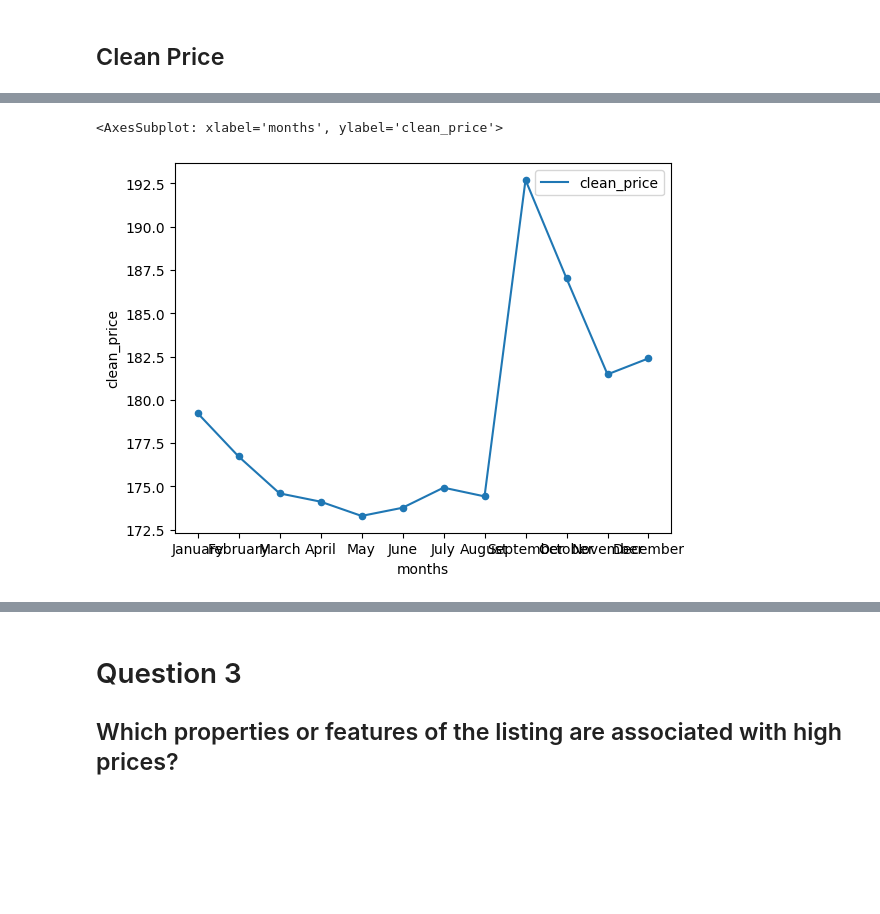
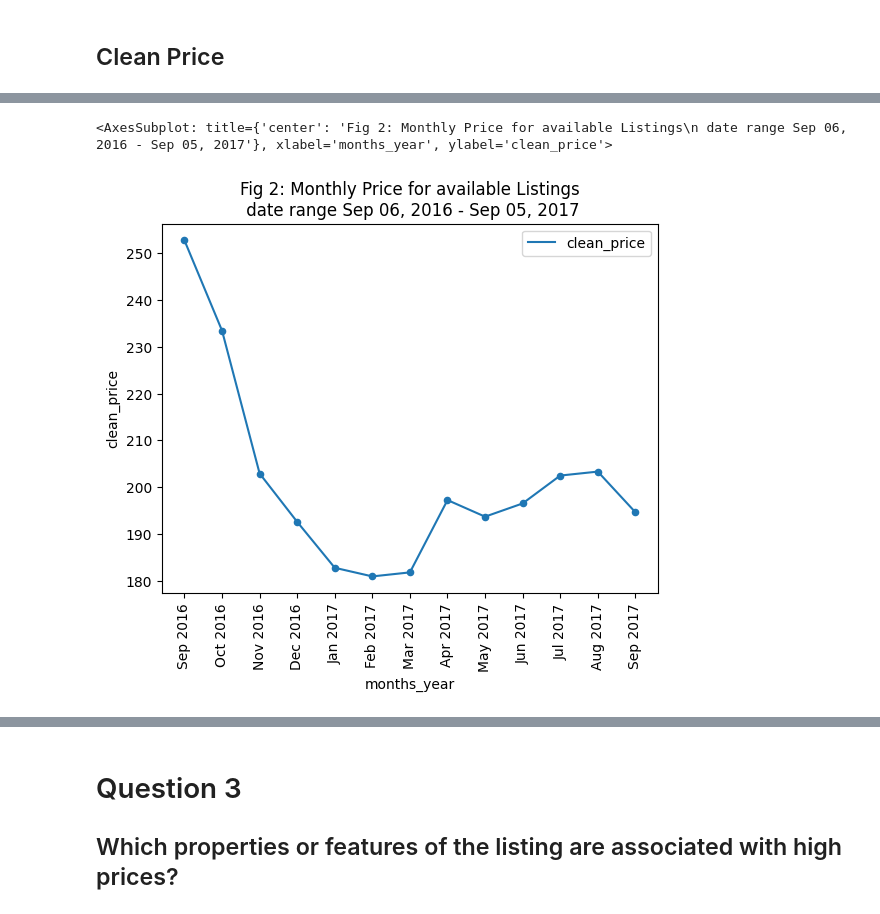
Before and after one commit to edonkoh/udacity_airbnb, a Jupyter notebook: airbnb.ipynb, the cells around one changed output, grey strips where cells are left out. Drawn from its saved outputs; the diff is of its cells as text; code cells hidden in the pictures; blank space fills up the shorter version.

```diff
--- a/airbnb.ipynb
+++ b/airbnb.ipynb
@@ -78,4 +105,4 @@ df_boston_listings.groupby(['neighbourhood_cleansed'])['neighbourhood_cleansed',
 
 Price seasonality vrs room availabiltity?
 # %%
-Boston_dt = df_boston_listings.merge(df_boston_calendar, left_on = 'id', right_on = 'listing_id', how= 'left')
+Boston_dt = df_boston_listings.merge(df_boston_calendar, left_on = 'id', right_on = 'listing_id', how= 'left', suffixes= ('_listings', '_calendar'))  # left join
@@ -114,7 +111,9 @@ Boston_dt = Boston_dt.assign(listing_date= pd.to_datetime(Boston_dt['date']))
 # %%
 Boston_dt = Boston_dt.assign(listing_month = Boston_dt['listing_date'].dt.month,
-                             months = Boston_dt['listing_date'].dt.strftime('%B'))
+                             months = Boston_dt['listing_date'].dt.strftime('%B'),
+                             year = Boston_dt['listing_date'].dt.year,
+                             months_year = Boston_dt['listing_date'].dt.strftime('%b %Y')) # extracted the months as month number and name.
 # %% [markdown]
 ## Clean Price
 # %%
-Boston_dt = Boston_dt.assign(clean_price = pd.to_numeric(Boston_dt['price_x'].str.replace('$','',regex = False).str.replace(',','',regex = False)))
+Boston_dt = Boston_dt.assign(clean_price = pd.to_numeric(Boston_dt['price_calendar'].str.replace('$','',regex = False).str.replace(',','',regex = False))) # converted the price to floats by removing the dollar sign and commas.
@@ -141,2 +120,2 @@ set(Boston_dt['clean_price'].to_list())
 # %%
-Monthly_stats = Boston_dt[Boston_dt['available'] == 't'].groupby(['listing_month','months']).agg({'listing_url': 'count', 'clean_price': 'mean'}).reset_index()
+Monthly_stats = Boston_dt[Boston_dt['available'] == 't'].groupby(['listing_month','months', 'year', 'months_year']).agg({'listing_url': 'count', 'clean_price': 'mean'}).reset_index().sort_values(['year', 'listing_month']) # statistics for available listing, and determined the count and price.
@@ -148,6 +150,7 @@ Monthly_stats.plot(x = 'months', y = 'listing_url', kind='bar')
 # %%
-Ax = Monthly_stats.plot(x = 'months', y = 'clean_price', kind='scatter')
-Monthly_stats.plot(x = 'months', y = 'clean_price', kind='line', ax=Ax)
+Title_Str = f"Fig 2: Monthly Price for available Listings\n date range {Boston_dt['listing_date'].min().strftime('%b %d, %Y')} - {Boston_dt['listing_date'].max().strftime('%b %d, %Y')}"
+Ax = Monthly_stats.plot(x = 'months_year', y = 'clean_price', kind='scatter')
+Monthly_stats.plot(x = 'months_year', y = 'clean_price', kind='line', ax=Ax, title = Title_Str, rot= 90)
 # %% [output]
-<AxesSubplot: xlabel='months', ylabel='clean_price'>
+<AxesSubplot: title={'center': 'Fig 2: Monthly Price for available Listings\n date range Sep 06, 2016 - Sep 05, 2017'}, xlabel='months_year', ylabel='clean_price'>
-[figure, old version]
+[figure, new version]
```
Also changed, not shown: parts of 84 cells of this notebook, 1 other file.
